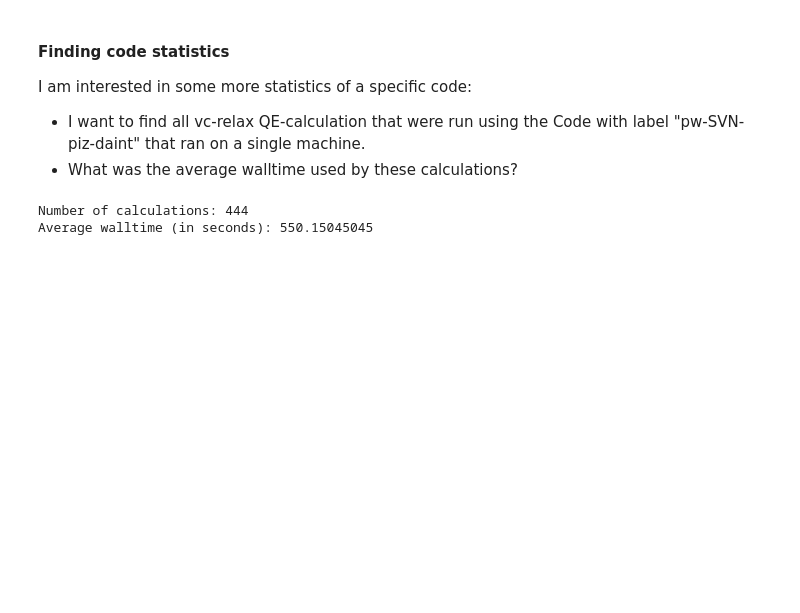
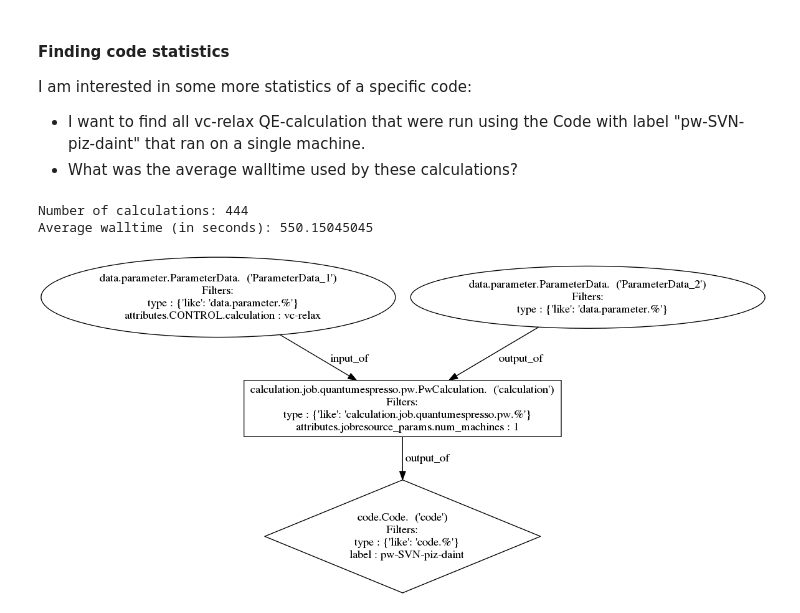
Before and after one commit to aiidateam/aiida_demos, a Jupyter notebook: notebook/query-structures-from-code.ipynb, the cells around one changed output. Drawn from its saved outputs; the diff is of its cells as text; code cells hidden in the pictures; blank space fills up the shorter version.

```diff
--- a/notebook/query-structures-from-code.ipynb
+++ b/notebook/query-structures-from-code.ipynb
@@ -65,3 +118,8 @@ print "Average walltime (in seconds):", np.mean(zip(*all_walltimes)[0])
 # %% [output]
 Number of calculations: 444
 Average walltime (in seconds): 550.15045045
+# %%
+generate_query_graph(qb.get_json_compatible_queryhelp(), 'query-structures-1.png')
+Image(filename='query-structures-1.png')
+# %% [output]
+[figure, added]
```
Also changed, not shown: parts of 6 cells of this notebook, 3 other files.
